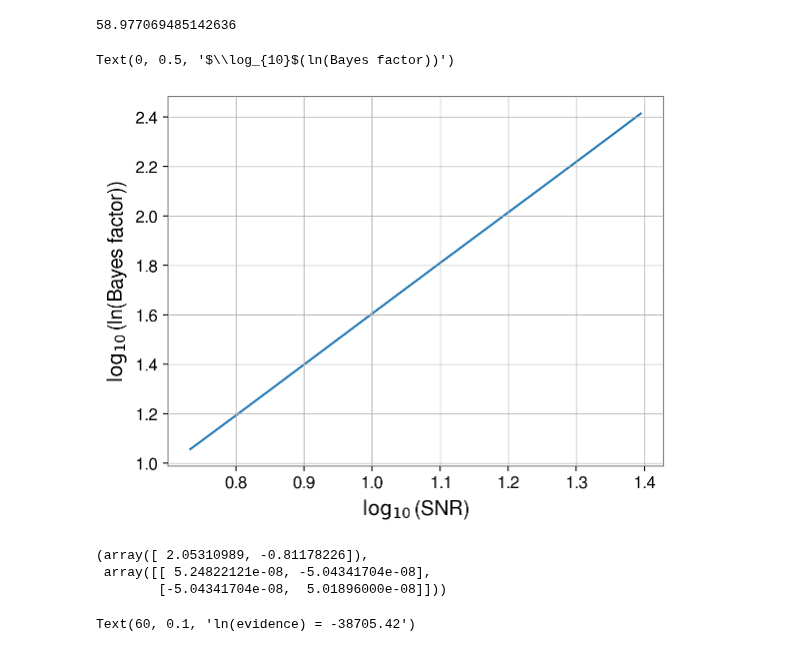
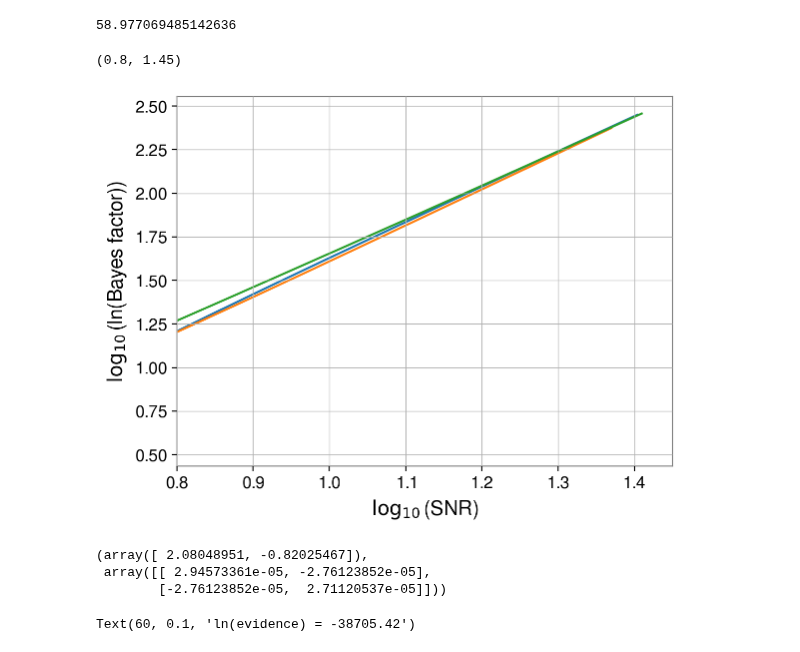
Before and after one commit to Sizheng-Ma/qnm_filter, a Jupyter notebook: code_demo/Bayes_vs_SNR - white_noise.ipynb, the cells around one changed output. Drawn from its saved outputs; the diff is of its cells as text; code cells hidden in the pictures.

```diff
--- a/code_demo/Bayes_vs_SNR - white_noise.ipynb
+++ b/code_demo/Bayes_vs_SNR - white_noise.ipynb
@@ -92,11 +92,11 @@ fit.compute_likelihood() - fit.compute_likelihood(apply_filter=False)
 # %% [output]
 58.977069485142636
 # %%
-scaling_arr = np.linspace(0.5, 5, 100)
+scaling_arr = np.linspace(0.5, 5, 30)
 realisation_SNR = []
 realisation_bayes = []
 
-for i in range(1):
+for i in range(3):
     noise = 1e-23*np.random.normal(size = srate)
     SNR_arr = []
     bayes_arr = []
@@ -133,17 +133,18 @@ for i in range(1):
 # %%
 for i, val in enumerate(realisation_SNR):
     pl.plot(np.log10(val), np.log10(realisation_bayes[i]))
 pl.xlabel(r'$\log_{10}$(SNR)')
 pl.ylabel(r'$\log_{10}$(ln(Bayes factor))')
+pl.xlim(0.8, 1.45)
 # %% [output]
-Text(0, 0.5, '$\\log_{10}$(ln(Bayes factor))')
+(0.8, 1.45)
-[figure, old version]
+[figure, new version]
 # %%
 np.polyfit(np.log10(realisation_SNR[0]), np.log10(np.log10(np.exp(realisation_bayes[0]))), deg=1, cov = True)
 # %% [output]
-(array([ 2.05310989, -0.81178226]),
- array([[ 5.24822121e-08, -5.04341704e-08],
-        [-5.04341704e-08,  5.01896000e-08]]))
+(array([ 2.08048951, -0.82025467]),
+ array([[ 2.94573361e-05, -2.76123852e-05],
+        [-2.76123852e-05,  2.71120537e-05]]))
 # %%
 delta_mass = 2.0
 delta_chi = 0.05
```
